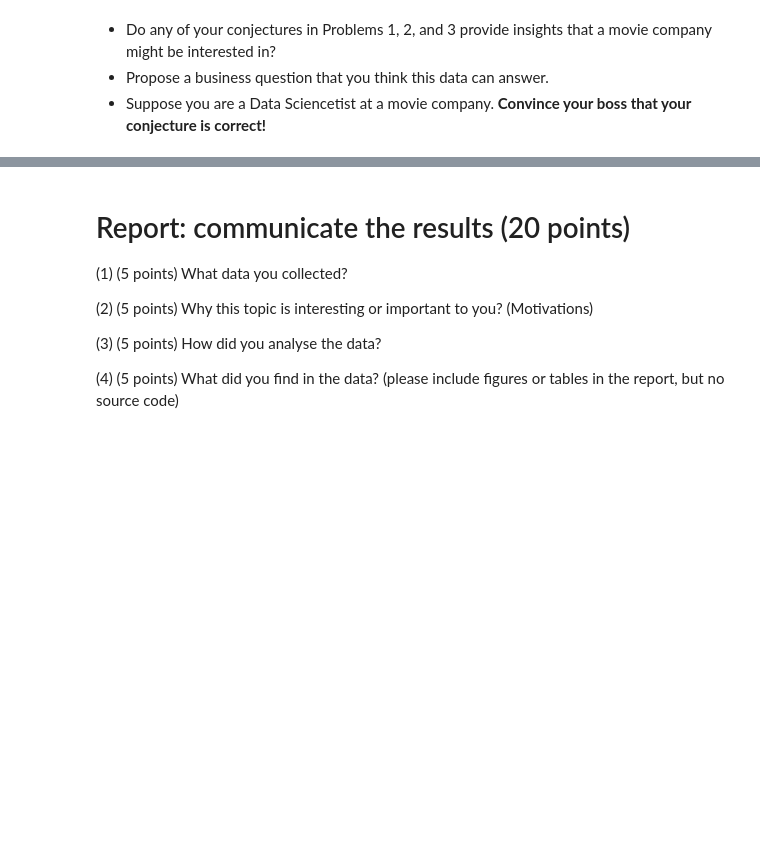
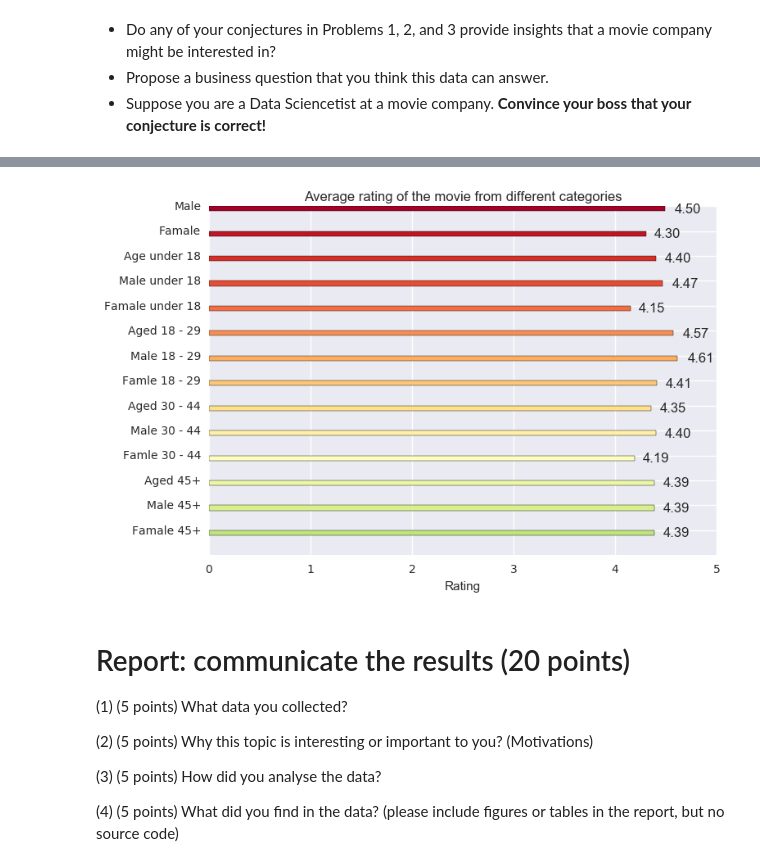
Before and after one commit to robinlzl/Case-Study-2, a Jupyter notebook: CaseStudy2_MTH_ver6_ALL.ipynb, the cells around one changed output, grey strips where cells are left out. Drawn from its saved outputs; the diff is of its cells as text; code cells hidden in the pictures; blank space fills up the shorter version.

```diff
--- a/CaseStudy2_MTH_ver6_ALL.ipynb
+++ b/CaseStudy2_MTH_ver6_ALL.ipynb
@@ -1311,3 +1332,77 @@ for k, v in table_gender_occupation.iterrows():
+# %%
+import numpy as np
+import matplotlib.pyplot as plt
+from matplotlib.ticker import FuncFormatter
+from matplotlib import cm
+cmap = cm.get_cmap('Accent')
+male = movie[movie.gender == 'M']
+female = movie[movie.gender == 'F']
+ageunder18 = movie[movie.age <= 18]
+mageunder18 = male[male.age <= 18]
+fageunder18 = female[female.age <= 18]
+ageover18 = movie[movie.age > 18]
+mageover18 = male[male.age > 18]
+fageover18 = female[female.age > 18]
+agefrom18to29 = ageover18[ageover18.age <= 29]
+magefrom18to29 =mageover18[mageover18.age <= 29]
+fagefrom18to29 =fageover18[fageover18.age <= 29]
+ageover30 = movie[movie.age > 30]
+mageover30 = male[male.age > 30]
+fageover30 = female[female.age > 30]
+agefrom30to44 = ageover30[ageover30.age <= 44]
+magefrom30to44 =mageover30[mageover30.age <= 44]
+fagefrom30to44 =fageover30[fageover30.age <= 44]
+ageabovie45 = movie[movie.age > 44]
+mageabovie45 = male[male.age > 44]
+fageabovie45 = female[female.age > 44]
+averageRatingm = male["rating"]
+averageRatingf = female["rating"]
+averageRatingm18 = mageunder18["rating"]
+averageRatingf18 = fageunder18["rating"]
+averageRatingm29 = magefrom18to29["rating"]
+averageRatingf29 = fagefrom18to29["rating"]
+averageRatingm44 = magefrom30to44["rating"]
+averageRatingf44 = fagefrom30to44["rating"]
+averageRatingm45 = mageabovie45["rating"]
+averageRatingf45 = fageabovie45["rating"]
+averageRating18 = ageunder18["rating"]
+averageRating29 = agefrom18to29["rating"]
+averageRating44 = agefrom30to44["rating"]
+averageRating45 = ageabovie45["rating"]
+#print("Men's average rating: ", averageRating1.mean())
+#print("Women's average rating: ", averageRating2.mean())
+
+
+y = [averageRatingm.mean(), averageRatingf.mean(), averageRating18.mean(), averageRatingm18.mean(), averageRatingf18.mean(),
+     averageRating29.mean(), averageRatingm29.mean(), averageRatingf29.mean(), averageRating44.mean(), averageRatingm44.mean(),
+     averageRatingf44.mean(), averageRating45.mean(), averageRatingm45.mean(), averageRatingf45.mean()]
+group_name =list(['Male', 'Famale', 'Age under 18', 'Male under 18', 'Famale under 18', 'Aged 18 - 29', 'Male 18 - 29',
+             'Famle 18 - 29','Aged 30 - 44', 'Male 30 - 44', 'Famle 30 - 44', 'Aged 45+', 'Male 45+', 'Famale 45+'])
+colors = cm.RdYlGn(np.linspace(0,1,len(df)))
+ax = plt.subplot(111)
+N = len(y)
+x = range(N)
+ind = np.arange(N)
+width = 0.2
+left =1
+#help(ax.bar)
+#print(y)
+rect = ax.barh(x, y, width, color = colors, tick_label=group_name)
+ax.set_xlabel('Rating')
+ax.invert_yaxis()
+ax.set_title('Average rating of the movie from different categories')
+def autolabel(rects):
+    for rect in rects:
+        width = rect.get_width()
+        plt.text(1.05*rect.get_width(), rect.get_y()+0.5*rect.get_height(),
+                 '%.2f' % float(width),
+                 ha='center', va='center')
+
+autolabel(rect)
+
+plt.show()
+# %% [output]
+[figure, added]
 # %% [markdown]
 # Report: communicate the results (20 points)
 
```
Also changed, not shown: parts of 2 cells of this notebook.
